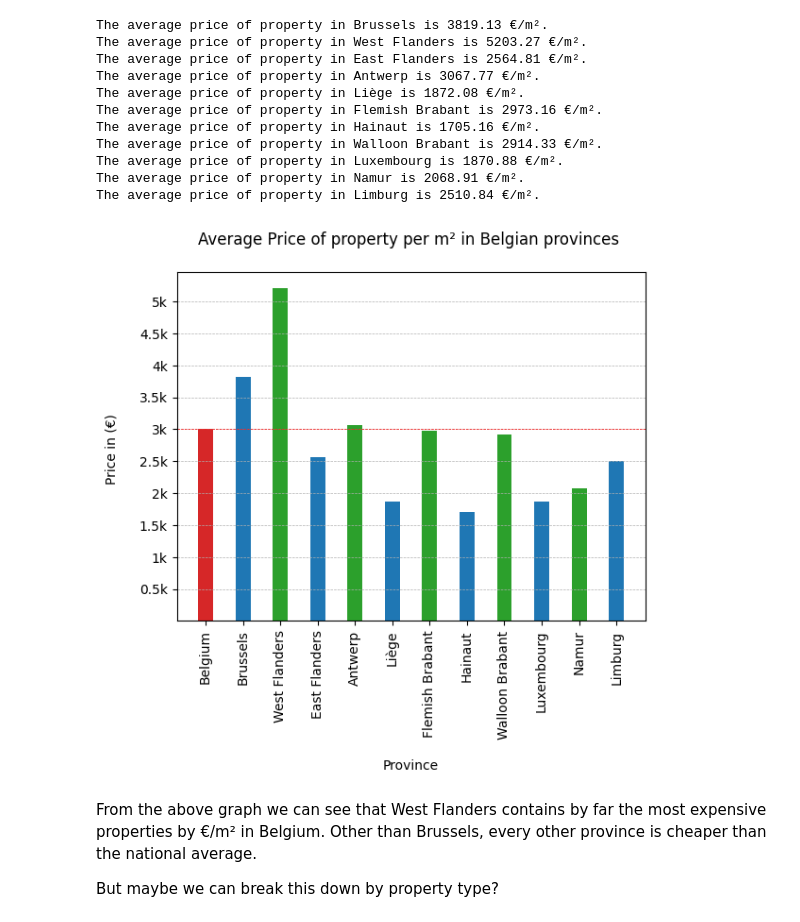
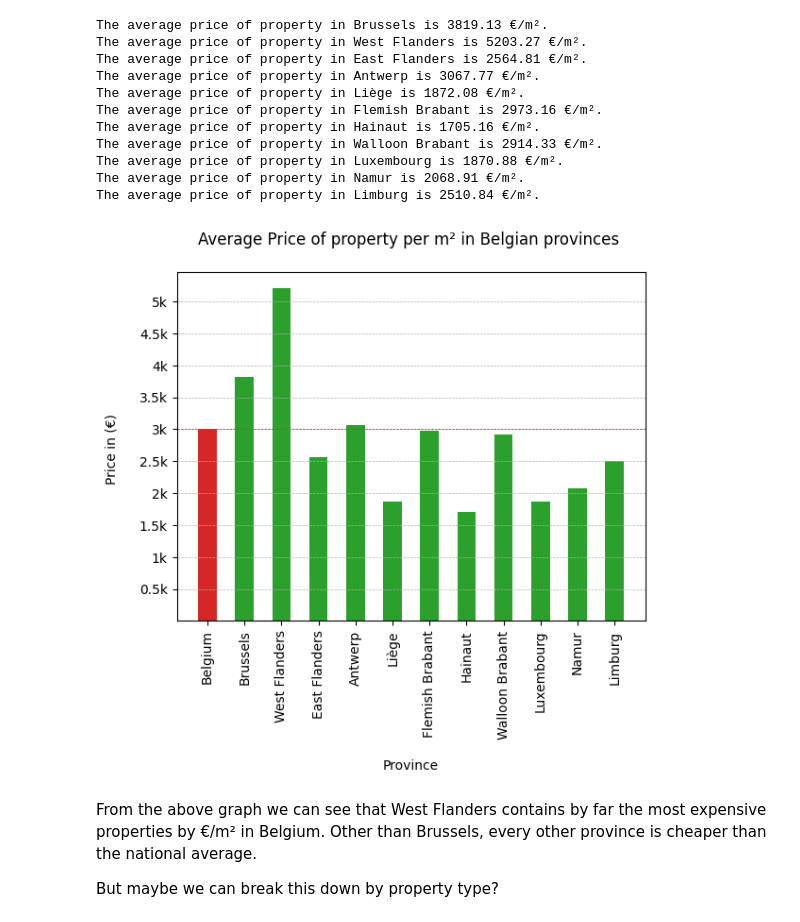
Before and after one commit to ghollingdale/PropertyAnalysisBE, a Jupyter notebook: Data_Analysis.ipynb, the cells around one changed output. Saved outputs shown, nothing was run; the diff lists cells and outputs as text; code cells hidden in the pictures.

```diff
--- a/Data_Analysis.ipynb
+++ b/Data_Analysis.ipynb
@@ -5,7 +5,7 @@ import pandas as pd
 import matplotlib.pyplot as plt
 # %%
 # Read dataframe
-properties = pd.read_csv('cleaned_output_x.csv')
+properties = pd.read_csv('data\cleaned_output.csv')
 properties.head()
 # %% [output]
 |  | id | type of property | subtype of property | province | locality | postalCode | price | ... |
@@ -243,27 +243,27 @@ The average price of property in Limburg is 2510.84 €/m².
 # %%
 # Append province price per sqm averages to a list for use in a bar chart
 province_sqm_avgs = []
 for key, value in province_sqms.items():
     try:
         province_sqm_avgs.append(value)
     except:
         pass
 
 # Plot bar chart of average price per sqm per region
-bar_colours2 = ['tab:blue', 'tab:green']
+bar_colours2 = ['tab:green', 'tab:green']
 bar_colours = ['tab:red', *bar_colours2, *bar_colours2, *bar_colours2, *bar_colours2, *bar_colours2, *bar_colours2, ]
-plt.bar(province_names, province_sqm_avgs, width = 0.4, color = bar_colours)
+plt.bar(province_names, province_sqm_avgs, width = 0.5, color = bar_colours)
 plt.title('Average Price of property per m² in Belgian provinces \n')
 plt.xlabel('\nProvince')
 plt.ylabel('Price in (€) \n')
 plt.xticks(rotation='vertical')
 first_bar_height = province_sqm_avgs[0]
 plt.axhline(first_bar_height, color='red', linestyle='--', linewidth=0.5)
 plt.yticks([500, 1000 , 1500 , 2000 , 2500 , 3000, 3500, 4000, 4500, 5000],['0.5k' , '1k', '1.5k', '2k', '2.5k', '3k', '3.5k', '4k', '4.5k', '5k'])
 plt.grid(axis='y', linestyle='--', linewidth=0.5)
 plt.show()
 # %% [output]
-[figure, old version]
+[figure, new version]
 # %% [markdown]
 From the above graph we can see that West Flanders contains by far the most expensive properties by €/m² in Belgium. Other than Brussels, every other province is cheaper than the national average.
 
```
Also changed, not shown: parts of 2 cells of this notebook, 3 other files.
